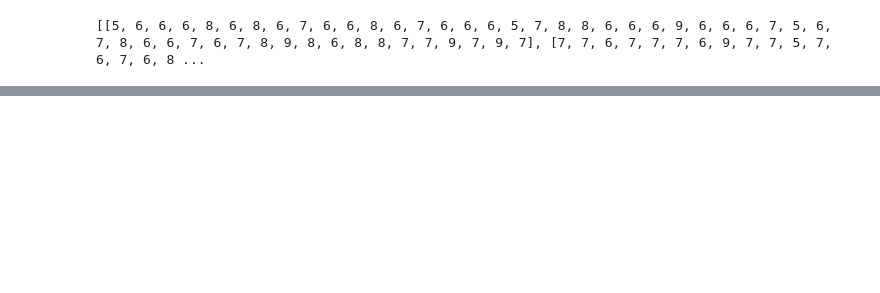
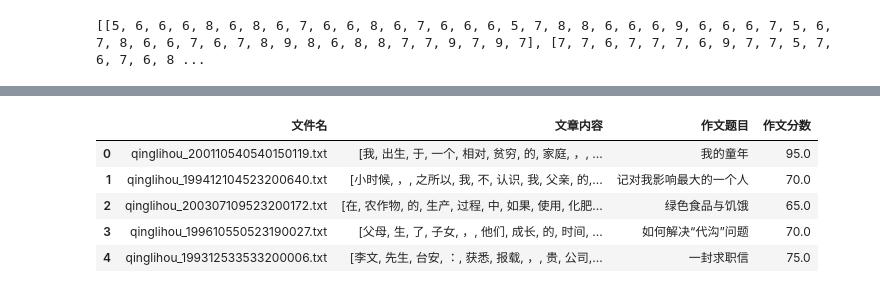
Before and after one commit to JamyDon/AES-for-HSK, a Jupyter notebook: test.ipynb, the cells around one changed output, grey strips where cells are left out. Cells and saved outputs as stored; diff of their text form; code cells hidden in the pictures; blank space fills up the shorter version.

```diff
--- a/test.ipynb
+++ b/test.ipynb
@@ -307,2 +320,11 @@ To copy construct from a tensor, it is recommended to use sourceTensor.clone().d
 8 1.0
 9 1.0
+# %%
+df_test.head()
+# %% [output]
+|  | 文件名 | 文章内容 | 作文题目 | 作文分数 |
+| 0 | qinglihou_200110540540150119.txt | [我, 出生, 于, 一个, 相对, 贫穷, 的, 家庭, ，, ... | 我的童年 | 95.0 |
+| 1 | qinglihou_199412104523200640.txt | [小时候, ，, 之所以, 我, 不, 认识, 我, 父亲, 的,... | 记对我影响最大的一个人 | 70.0 |
+| 2 | qinglihou_200307109523200172.txt | [在, 农作物, 的, 生产, 过程, 中, 如果, 使用, 化肥... | 绿色食品与饥饿 | 65.0 |
+| 3 | qinglihou_199610550523190027.txt | [父母, 生, 了, 子女, ，, 他们, 成长, 的, 时间, ... | 如何解决“代沟”问题 | 70.0 |
+| 4 | qinglihou_199312533533200006.txt | [李文, 先生, 台安, ：, 获悉, 报载, ，, 贵, 公司,... | 一封求职信 | 75.0 |
```
Also changed, not shown: parts of 3 cells of this notebook.
